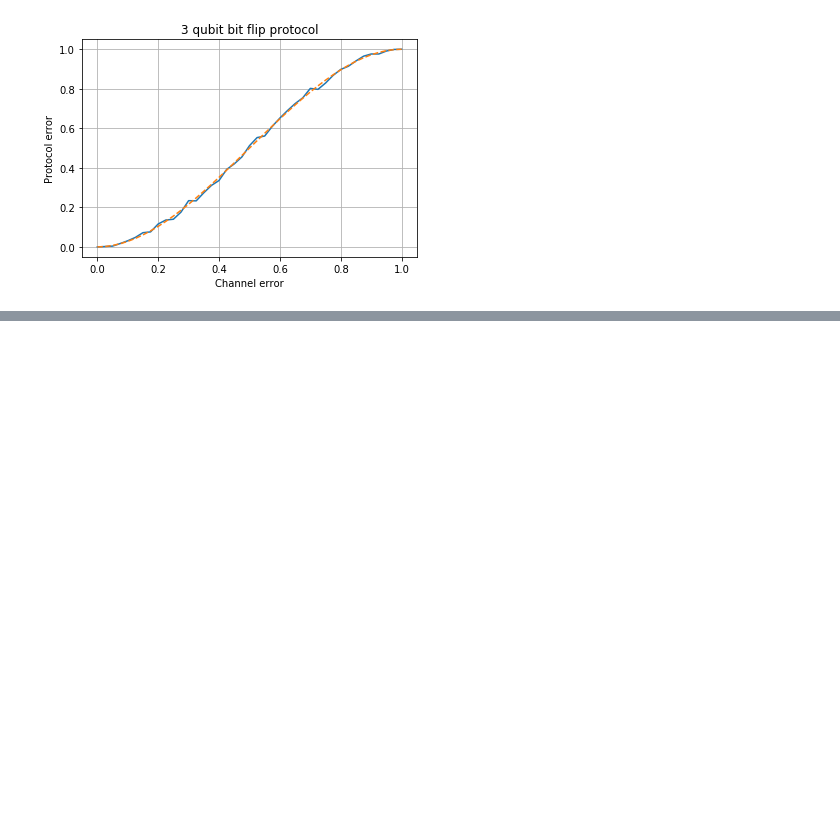
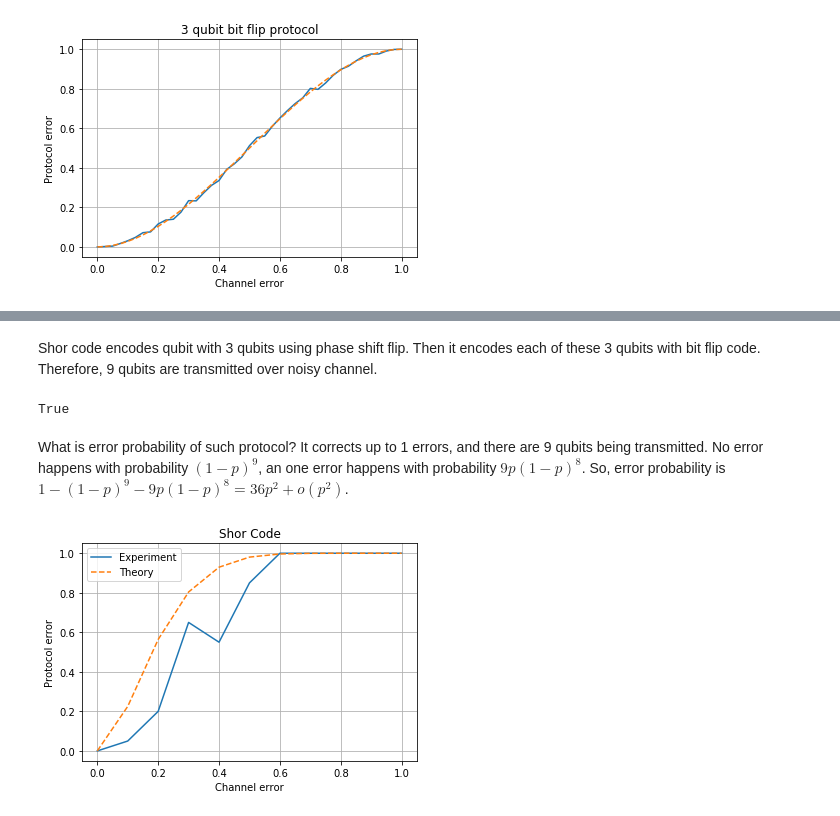
Before and after one commit to fedimser/quant_comp, a Jupyter notebook: Quantum error correction with Cirq.ipynb, the cells around one changed output, grey strips where cells are left out. Drawn from its saved outputs; the diff is of its cells as text; code cells hidden in the pictures; blank space fills up the shorter version.

```diff
--- a/Quantum error correction with Cirq.ipynb
+++ b/Quantum error correction with Cirq.ipynb
@@ -282,0 +354,49 @@ q_init: ───│ 0.978+0.j    -0.21 +0.j   │───@───@───X
+# %%
+class ArbitraryErrorChannel:
+    def __init__(self, flip_prob):
+        self.flip_prob = flip_prob
+
+    def transmit(self, ct, q):
+        if np.random.rand() < self.flip_prob:
+            ct.append(cirq.Rx(np.random.rand()*2*np.pi).on(q))
+            ct.append(cirq.Ry(np.random.rand()*2*np.pi).on(q))
+            ct.append(cirq.Rz(np.random.rand()*2*np.pi).on(q))
+        return q
+# %% [markdown]
+Shor code encodes qubit with 3 qubits using phase shift flip. Then it encodes each of these 3 qubits with bit flip code. Therefore, 9 qubits are transmitted over noisy channel.
+# %%
+class ShorProtocol(BaseQecProtocol):
+    def __init__(self):
+        self.name = 'Shor Code'
+        self.bf_protocol = ThreeQubitBitFlipProtocol()
+        self.pf_protocol = ThreeQubitPhaseFlipProtocol()
+
+
+    def encode(self, circuit, qubit):
+        result = []
+        qubits1 = self.pf_protocol.encode(circuit, qubit)
+        for q in qubits1:
+            result += self.bf_protocol.encode(circuit, q)
+        return result
+
+    def decode(self, circuit, qubits):
+        return self.pf_protocol.decode(circuit, [
+            self.bf_protocol.decode(circuit, qubits[0:3]),
+            self.bf_protocol.decode(circuit, qubits[3:6]),
+            self.bf_protocol.decode(circuit, qubits[6:9])
+        ])
+
+test_protocol_once(ShorProtocol(), ArbitraryErrorChannel(0.05))
+# %% [output]
+True
+# %% [markdown]
+What is error probability of such protocol? It corrects up to 1 errors, and there are 9 qubits being transmitted. No error happens with probability $(1-p)^9$, an one error happens with probability $9p(1-p)^8$. So, error probability is
+$1 - (1-p)^9 - 9p(1-p)^8 = 36p^2 + o(p^2)$.
+# %%
+plot_errors(ShorProtocol(),
+            num_points=11,
+            num_experiments=20,
+            channel_factory=lambda p:ArbitraryErrorChannel(p),
+            theoretical=lambda p:1-(1-p)**9 - 9*p*(1-p)**8)
+# %% [output]
+[figure, added]
```
Also changed, not shown: parts of 20 cells of this notebook.
